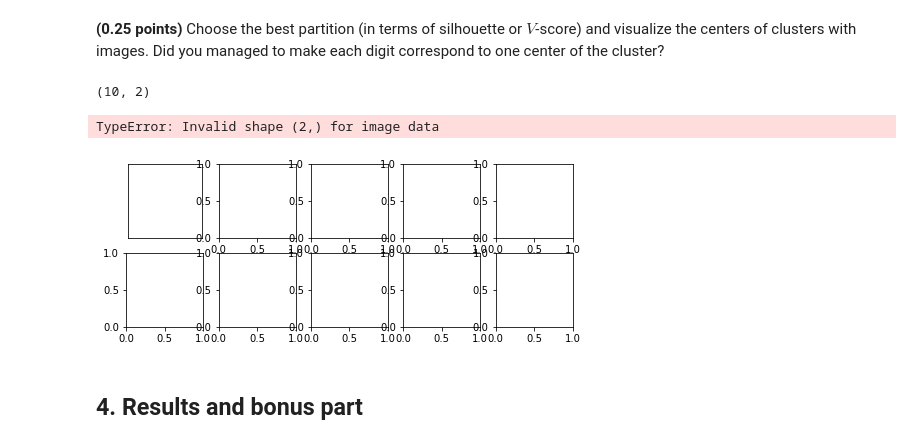
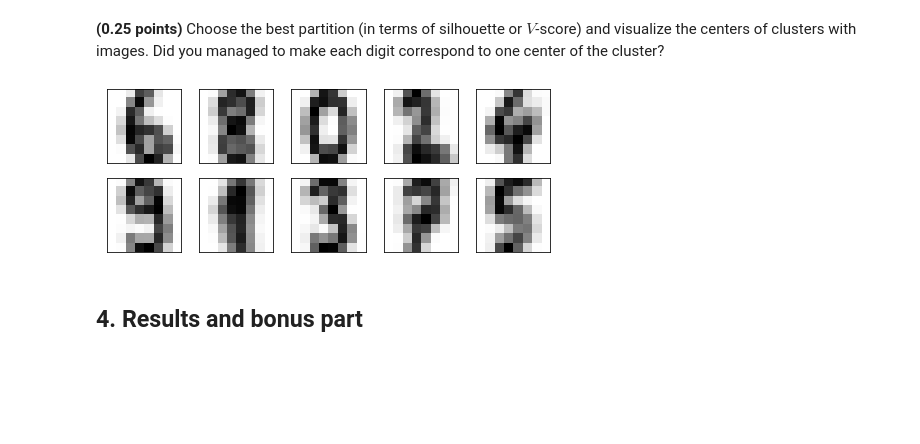
Before and after one commit to TatyanaMardvilko/8_clustering, a Jupyter notebook: clustering.ipynb, the cells around one changed output. Drawn from its saved outputs; the diff is of its cells as text; code cells hidden in the pictures; blank space fills up the shorter version.

```diff
--- a/clustering.ipynb
+++ b/clustering.ipynb
@@ -469,19 +471,16 @@ v_measure в случае hierarchical clustering равен 0.9209572754528726
 # %% [markdown]
 **(0.25 points)** Choose the best partition (in terms of silhouette or $V$-score) and visualize the centers of clusters with images. Did you managed to make each digit correspond to one center of the cluster?
-# %%
-kmeans_tsne = KMeans(n_clusters=10).fit(X_embedded)
-kmeans_tsne.cluster_centers_.shape
-# %% [output]
-(10, 2)
+# %%
+kmeans_tsne = KMeans(n_clusters=10).fit(X_embedded)
+cluster_centers = np.array([np.average(X[kmeans_tsne.labels_ == i], axis = 0) for i in np.unique(kmeans_tsne.labels_)])
 # %%
 fig, ax = plt.subplots(2, 5, figsize=(8, 3))
-images_center = kmeans_tsne.cluster_centers_
+images_center = cluster_centers.reshape((10, 8, 8))
 for axi, image in zip(ax.flat, images_center):
     axi.set(xticks=[], yticks=[])
     axi.imshow(image, cmap=plt.cm.binary)
 # %% [output]
-TypeError: Invalid shape (2,) for image data
-[figure, old version]
+[figure, new version]
 # %% [markdown]
 ## 4. Results and bonus part
 # %% [markdown]
```
Also changed, not shown: parts of 28 cells of this notebook.
